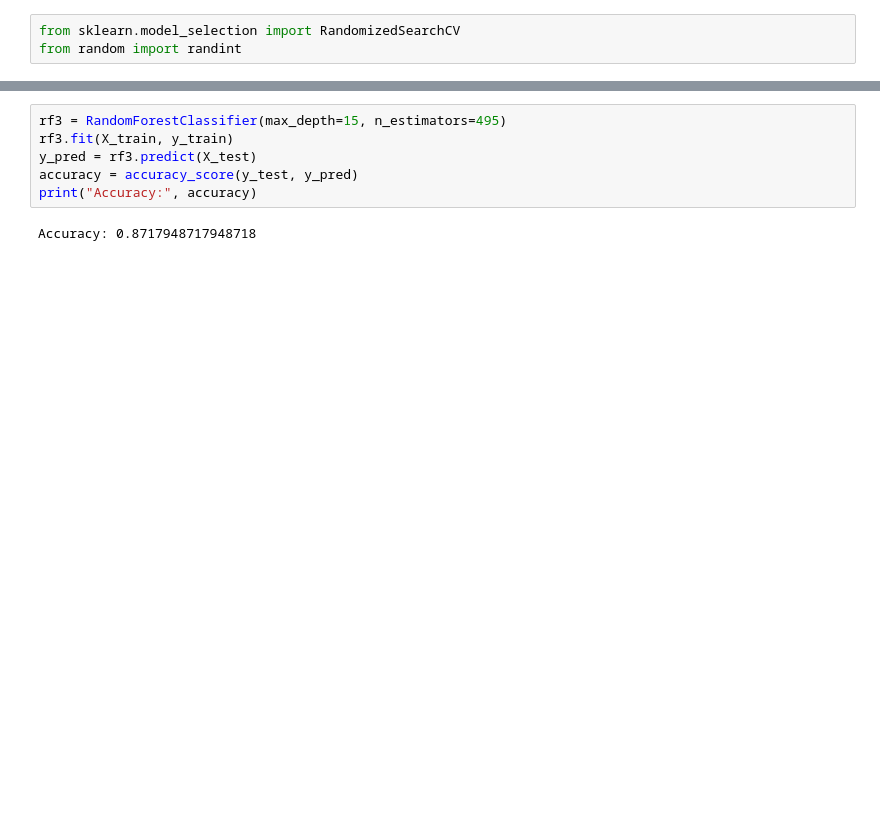
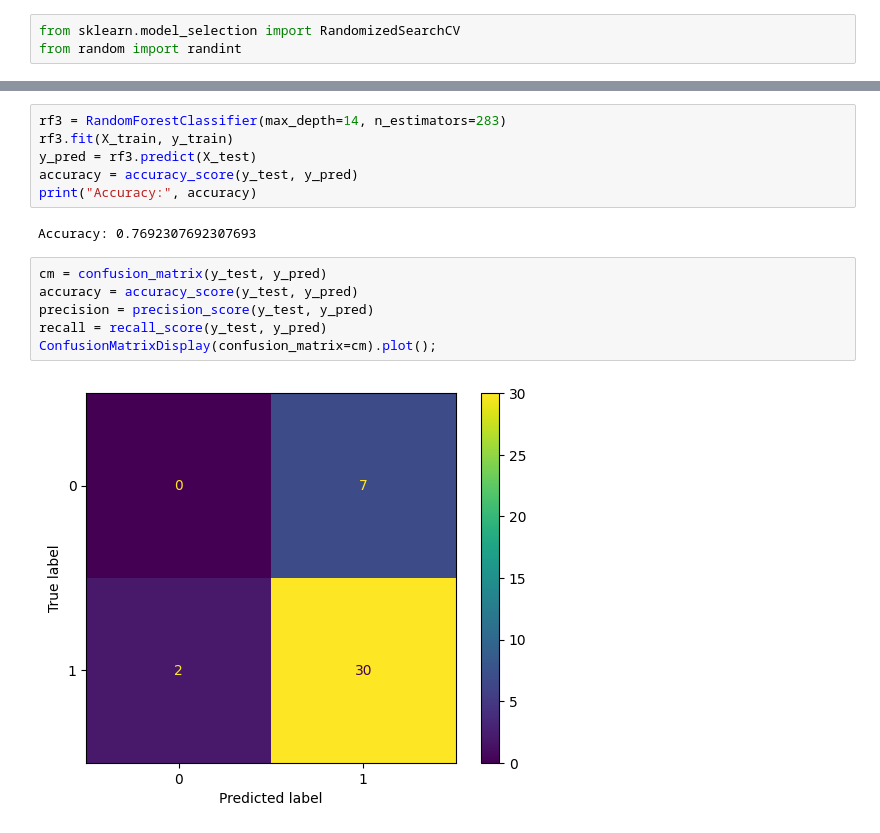
Before and after one commit to CondeCorleone/TESIS_JCSRA, a Jupyter notebook: Notebooks/Revision.ipynb, the cells around one changed output, grey strips where cells are left out. Drawn from its saved outputs; the diff is of its cells as text; blank space fills up the shorter version.

```diff
--- a/Notebooks/Revision.ipynb
+++ b/Notebooks/Revision.ipynb
@@ -121,8 +121,16 @@ RandomizedSearchCV(cv=5, estimator=RandomForestClassifier(), n_iter=5,
 # %%
-rf3 = RandomForestClassifier(max_depth=15, n_estimators=495)
+rf3 = RandomForestClassifier(max_depth=14, n_estimators=283)
 rf3.fit(X_train, y_train)
 y_pred = rf3.predict(X_test)
 accuracy = accuracy_score(y_test, y_pred)
 print("Accuracy:", accuracy)
 # %% [output]
-Accuracy: 0.8717948717948718
+Accuracy: 0.7692307692307693
+# %%
+cm = confusion_matrix(y_test, y_pred)
+accuracy = accuracy_score(y_test, y_pred)
+precision = precision_score(y_test, y_pred)
+recall = recall_score(y_test, y_pred)
+ConfusionMatrixDisplay(confusion_matrix=cm).plot();
+# %% [output]
+[figure, added]
```
Also changed, not shown: parts of 6 cells of this notebook.
